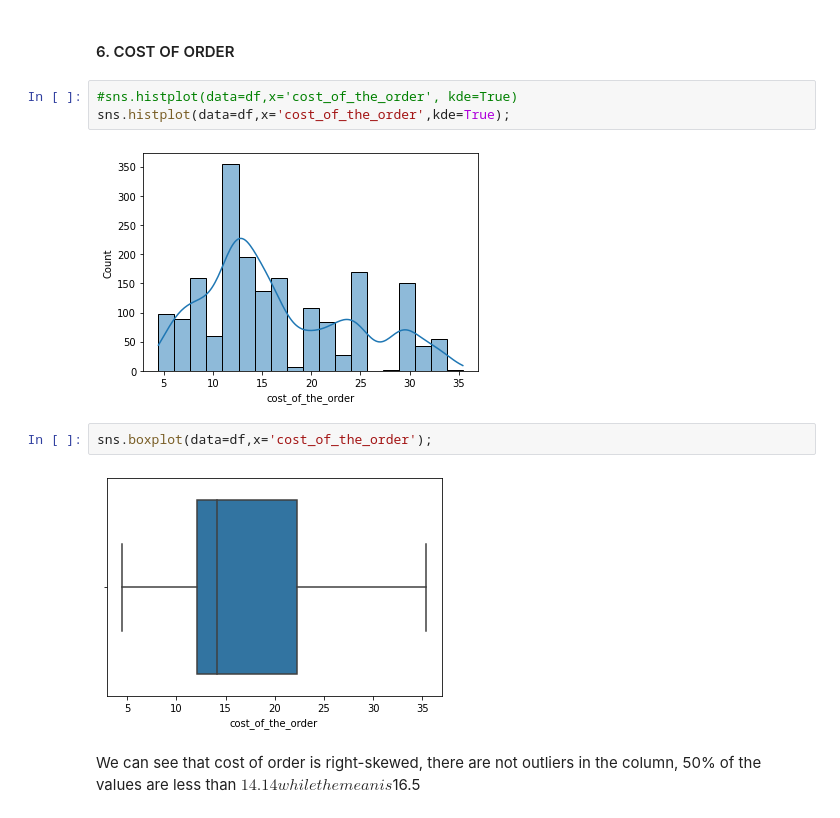
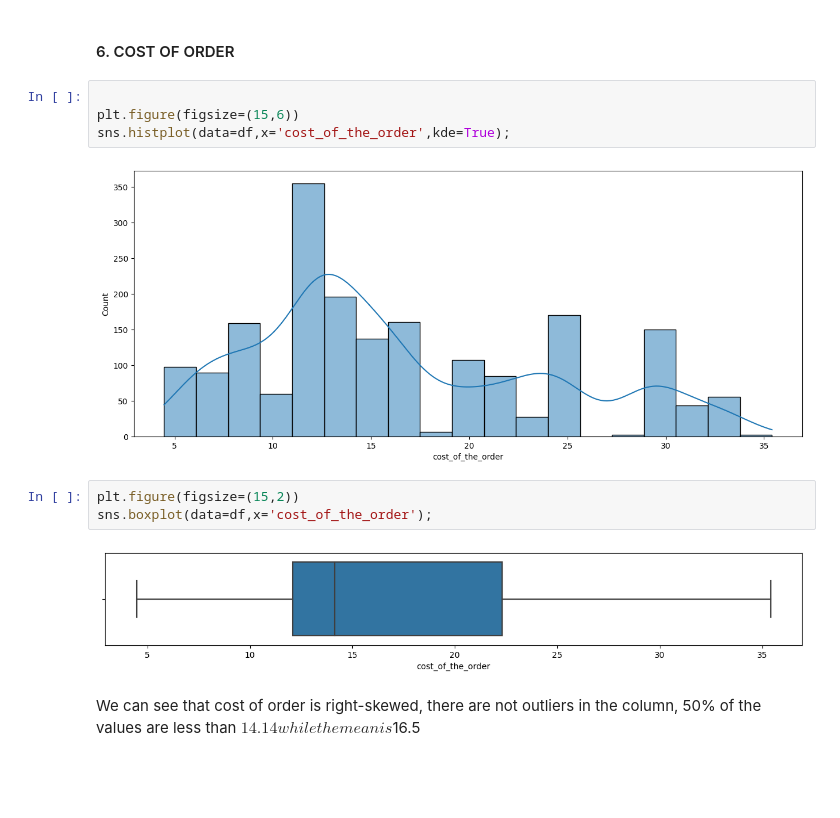
Before and after one commit to fbaezcalderon/Food-Hub, a Jupyter notebook: Food_Hub.ipynb, the cells around one changed output. Cells and saved outputs as stored; diff of their text form; blank space fills up the shorter version.

```diff
--- a/PYF_Project_LearnerNotebook_FullCode.ipynb
+++ b/Food_Hub.ipynb
@@ -257,14 +254,16 @@ Customer_id is a numeric variable, by itself it can not give relevant informatio
 # %% [markdown]
 #### 6. COST OF ORDER
 # %%
-#sns.histplot(data=df,x='cost_of_the_order', kde=True)
+
+plt.figure(figsize=(15,6))
 sns.histplot(data=df,x='cost_of_the_order',kde=True);
 # %% [output]
-[figure, old version]
+[figure, new version]
 # %%
+plt.figure(figsize=(15,2))
 sns.boxplot(data=df,x='cost_of_the_order');
 # %% [output]
-[figure, old version]
+[figure, new version]
 # %% [markdown]
 We can see that cost of order is right-skewed, there are not outliers in the column, 50% of the values are less than $14.14 while the mean is $16.5
 # %% [markdown]
```
Also changed, not shown: parts of 31 cells of this notebook.
